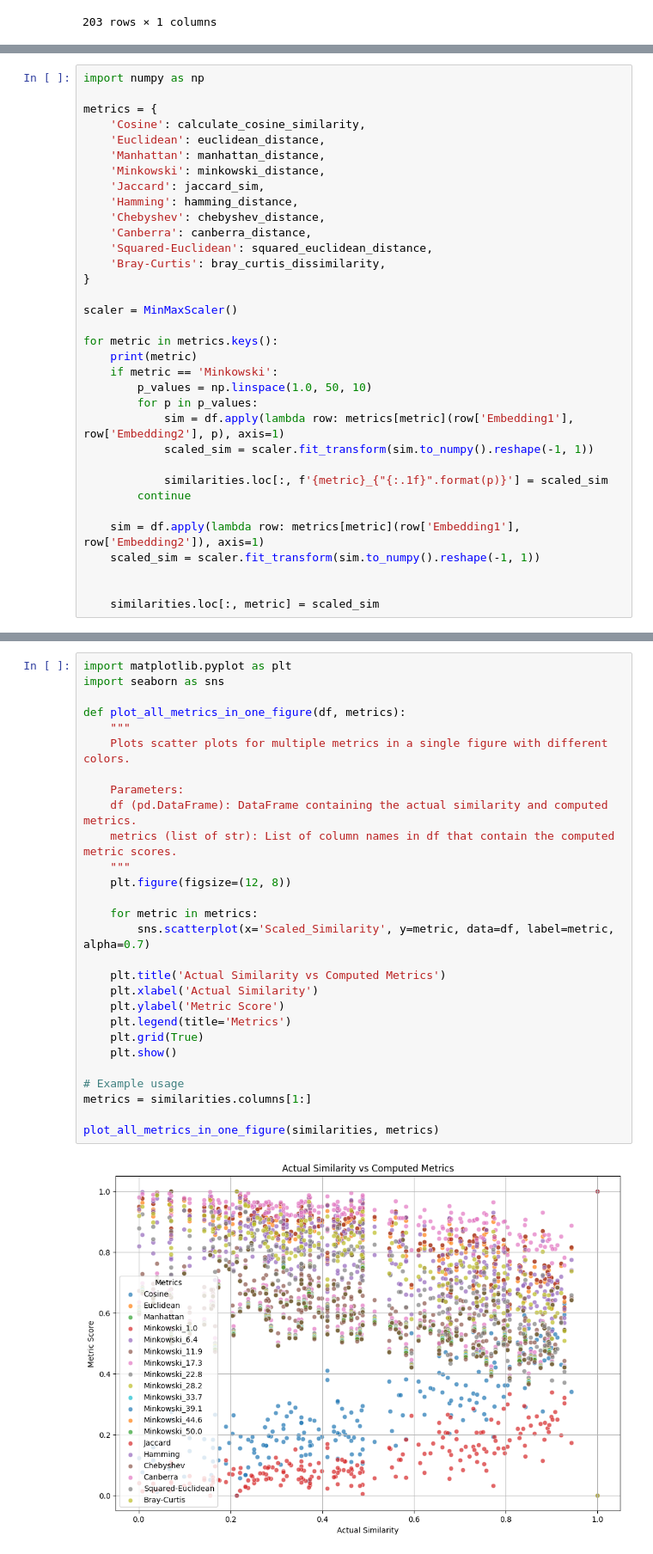
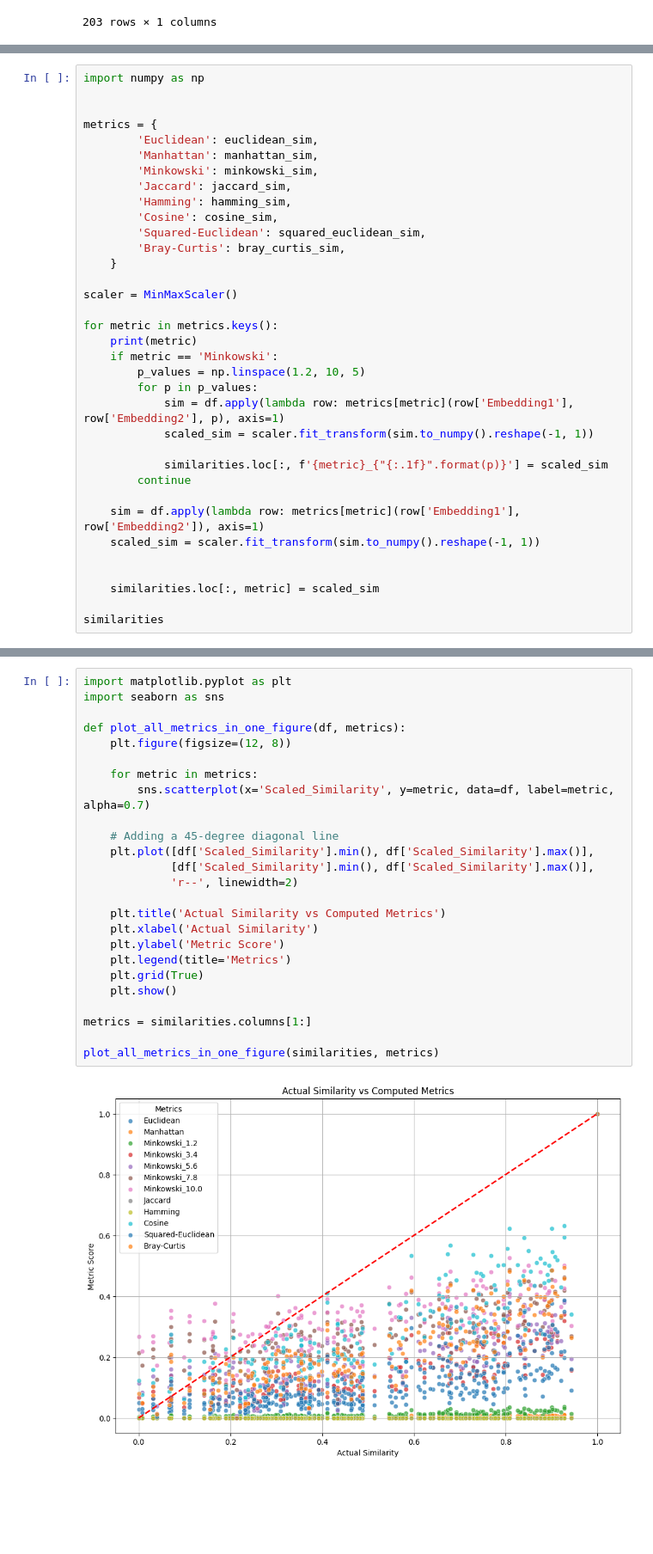
Before and after one commit to woxane/Rag-System, a Jupyter notebook: NLP/Similarity-metrics/Choosing-Similarity-metrics.ipynb, the cells around one changed output, grey strips where cells are left out. Shown at 86% size. Drawn from its saved outputs; the diff is of its cells as text; blank space fills up the shorter version.

Commit message:
Choosing-Similarity-metrics: complete the notebook and plot the necessary datas

```diff
--- a/NLP/Similarity-metrics/Choosing-Similarity-metrics.ipynb
+++ b/NLP/Similarity-metrics/Choosing-Similarity-metrics.ipynb
@@ -108,25 +97,24 @@ def bray_curtis_dissimilarity(vec1, vec2):
 # %%
 import numpy as np
 
+
 metrics = {
-    'Cosine': calculate_cosine_similarity,
-    'Euclidean': euclidean_distance,
-    'Manhattan': manhattan_distance,
-    'Minkowski': minkowski_distance,
-    'Jaccard': jaccard_sim,
-    'Hamming': hamming_distance,
-    'Chebyshev': chebyshev_distance,
-    'Canberra': canberra_distance,
-    'Squared-Euclidean': squared_euclidean_distance,
-    'Bray-Curtis': bray_curtis_dissimilarity,
-}
+        'Euclidean': euclidean_sim,
+        'Manhattan': manhattan_sim,
+        'Minkowski': minkowski_sim,
+        'Jaccard': jaccard_sim,
+        'Hamming': hamming_sim,
+        'Cosine': cosine_sim,
+        'Squared-Euclidean': squared_euclidean_sim,
+        'Bray-Curtis': bray_curtis_sim,
+    }
 
 scaler = MinMaxScaler()
 
 for metric in metrics.keys():
     print(metric)
     if metric == 'Minkowski':
-        p_values = np.linspace(1.0, 50, 10)
+        p_values = np.linspace(1.2, 10, 5)
         for p in p_values:
             sim = df.apply(lambda row: metrics[metric](row['Embedding1'], row['Embedding2'], p), axis=1)
             scaled_sim = scaler.fit_transform(sim.to_numpy().reshape(-1, 1))
@@ -139,4 +127,6 @@ for metric in metrics.keys():
 
 
     similarities.loc[:, metric] = scaled_sim
+
+similarities
 # %% [output]
@@ -191,33 +182,30 @@ plot_all_metrics_comparison(similarities, metrics)
 # %%
 import matplotlib.pyplot as plt
 import seaborn as sns
 
 def plot_all_metrics_in_one_figure(df, metrics):
-    """
-    Plots scatter plots for multiple metrics in a single figure with different colors.
-
-    Parameters:
-    df (pd.DataFrame): DataFrame containing the actual similarity and computed metrics.
-    metrics (list of str): List of column names in df that contain the computed metric scores.
-    """
     plt.figure(figsize=(12, 8))
 
     for metric in metrics:
         sns.scatterplot(x='Scaled_Similarity', y=metric, data=df, label=metric, alpha=0.7)
+
+    # Adding a 45-degree diagonal line
+    plt.plot([df['Scaled_Similarity'].min(), df['Scaled_Similarity'].max()],
+             [df['Scaled_Similarity'].min(), df['Scaled_Similarity'].max()],
+             'r--', linewidth=2)
 
     plt.title('Actual Similarity vs Computed Metrics')
     plt.xlabel('Actual Similarity')
     plt.ylabel('Metric Score')
     plt.legend(title='Metrics')
     plt.grid(True)
     plt.show()
 
-# Example usage
 metrics = similarities.columns[1:]
 
 plot_all_metrics_in_one_figure(similarities, metrics)
 # %% [output]
-[figure, old version]
+[figure, new version]
 # %%
 similarities.corr()['Scaled_Similarity'].sort_values(ascending=False).to_frame()
 # %% [output]
```
Also changed, not shown: parts of 9 cells of this notebook.
